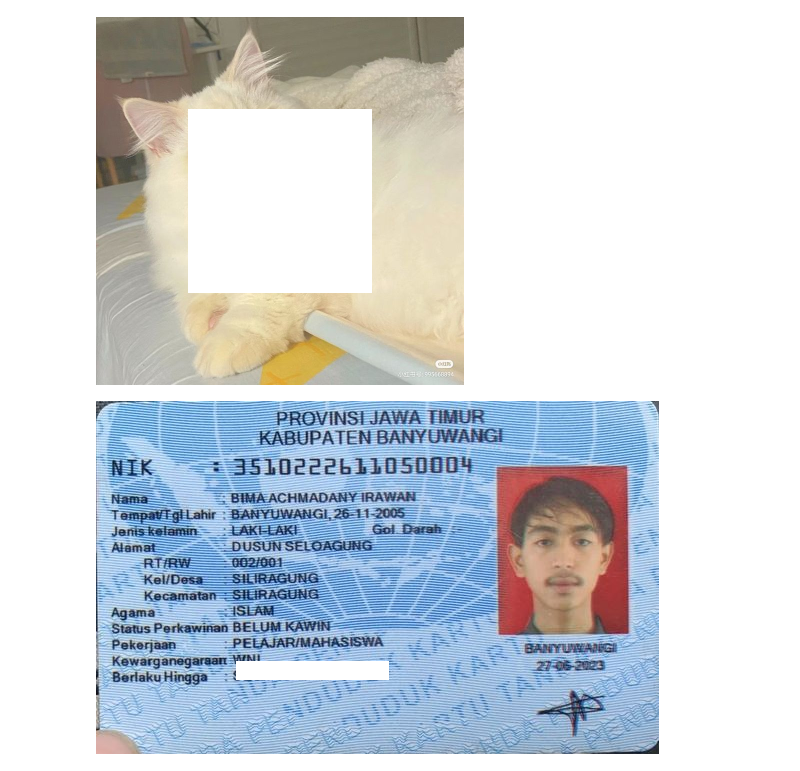
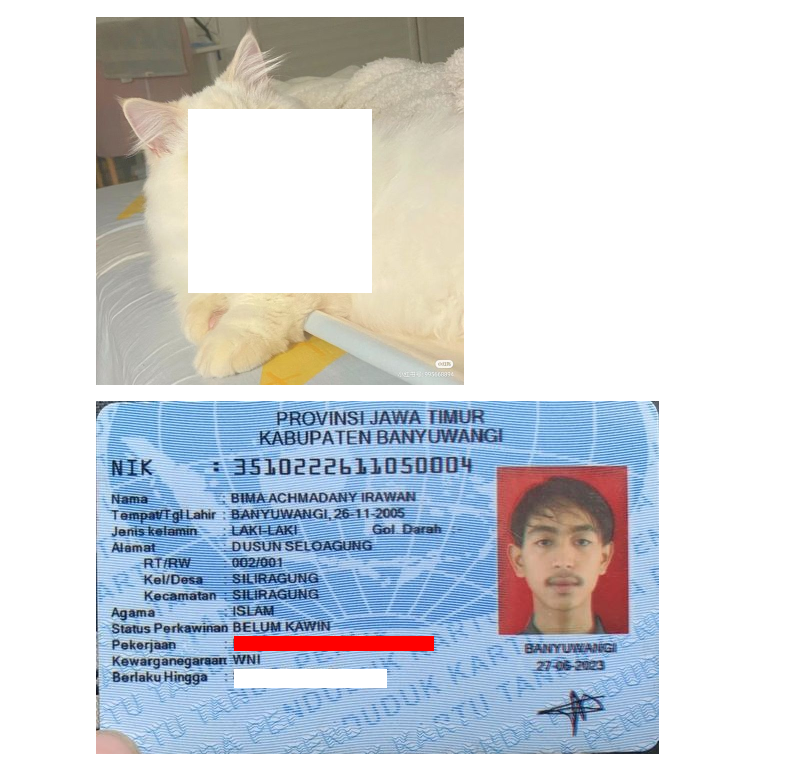
Before and after one commit to athriyagenferin/PVCK, a Jupyter notebook: Week1.ipynb, the cells around one changed output. Saved outputs shown, nothing was run; the diff lists cells and outputs as text; code cells hidden in the pictures.

```diff
--- a/Week1.ipynb
+++ b/Week1.ipynb
@@ -98,30 +98,41 @@ cv2_imshow(image_3)
 # %%
 import numpy as np
 import cv2 as cv
 from google.colab.patches import cv2_imshow
 from skimage import io
 
 # Mengambil gambar KTP dari URL
 url = "https://i.pinimg.com/564x/b7/30/50/b730507ad166d0b3f1b28b62eed2e82c.jpg"
 ktp_image = io.imread(url)
 ktp_image = cv.resize(ktp_image, (0, 0), fx=1, fy=1)  # Tidak mengubah ukuran gambar
 ktp_image = cv.cvtColor(ktp_image, cv.COLOR_BGR2RGB)  # Mengonversi gambar ke RGB
 
-# Menentukan ukuran dan posisi kotak sensor untuk menutupi Berlaku Hingga
-lebar_kotak_sensor = 153  # Lebar kotak sensor
-tinggi_kotak_sensor = 19  # Tinggi kotak sensor
-start_x = 140  # Koordinat X dari titik awal kotak sensor
-start_y = 260  # Koordinat Y dari titik awal kotak sensor
+# Menentukan ukuran dan posisi kotak sensor pertama (putih)
+lebar_kotak_sensor1 = 153  # Lebar kotak sensor
+tinggi_kotak_sensor1 = 19  # Tinggi kotak sensor
+start_x1 = 138  # Koordinat X dari titik awal kotak sensor
+start_y1 = 268  # Koordinat Y dari titik awal kotak sensor(Merah)
+lebar_kotak_sensor2 = 200  # Lebar kotak sensor
+tinggi_kotak_sensor2 = 15  # Tinggi kotak sensor
+start_x2 = 138  # Koordinat X dari titik awal kotak sensor kedua
+start_y2 = 235  # Koordinat Y dari titik awal kotak sensor kedua (di atas kotak putih)
 
 # Menyalin gambar untuk modifikasi
 ktp_image_with_sensor = ktp_image.copy()
 
-# Menggambar kotak sensor di area NIK
-for y in range(start_y, start_y + tinggi_kotak_sensor):
-    for x in range(start_x, start_x + lebar_kotak_sensor):
+# Menggambar kotak sensor pertama (putih)
+for y in range(start_y1, start_y1 + tinggi_kotak_sensor1):
+    for x in range(start_x1, start_x1 + lebar_kotak_sensor1):
         if 0 <= x < ktp_image_with_sensor.shape[1] and 0 <= y < ktp_image_with_sensor.shape[0]:
             ktp_image_with_sensor[y, x] = [255, 255, 255]  # Warna Putih
+
+# Menggambar kotak sensor kedua (Merah))
+for y in range(start_y2, start_y2 + tinggi_kotak_sensor2):
+    for x in range(start_x2, start_x2 + lebar_kotak_sensor2):
+        if 0 <= x < ktp_image_with_sensor.shape[1] and 0 <= y < ktp_image_with_sensor.shape[0]:
+            ktp_image_with_sensor[y, x] = [0, 0, 255]  # Warna Merah
+
 # Menampilkan gambar
 cv2_imshow(ktp_image_with_sensor)
 # %% [output]
-[figure, old version]
+[figure, new version]
```
